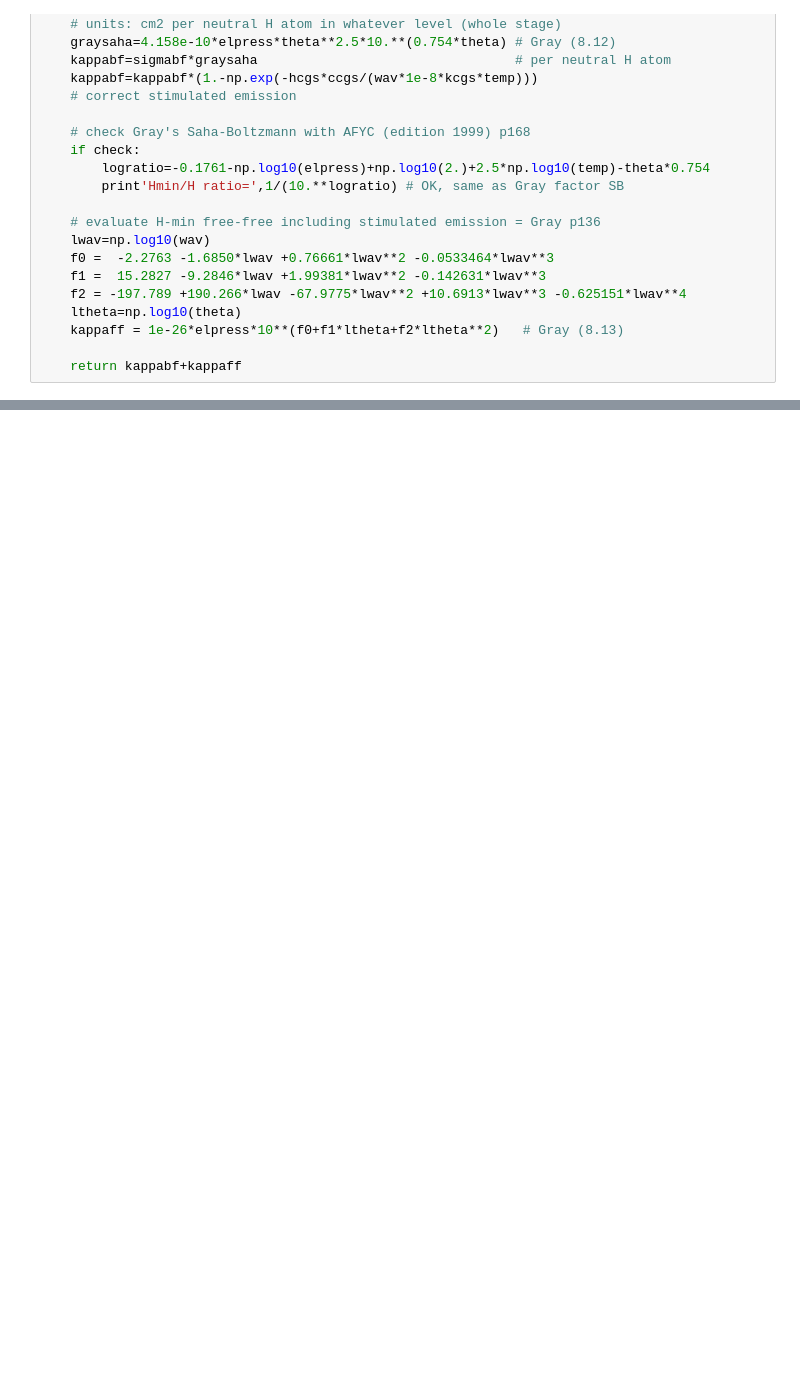
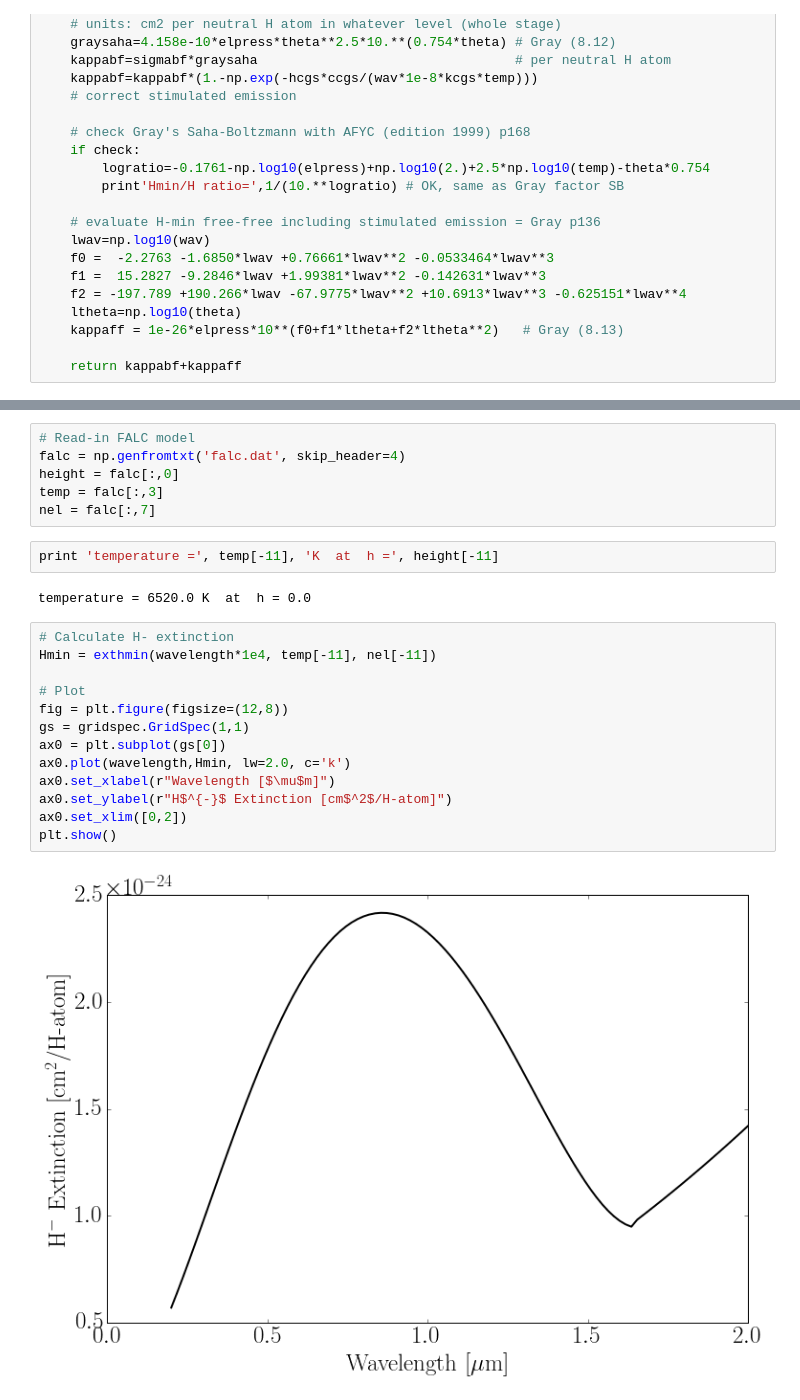
Before and after one commit to jlustigy/astr521, a Jupyter notebook: notebooks/Rutten Lab B2.ipynb, the cells around one changed output, grey strips where cells are left out. Cells and saved outputs as stored; diff of their text form; blank space fills up the shorter version.

```diff
--- a/notebooks/Rutten Lab B2.ipynb
+++ b/notebooks/Rutten Lab B2.ipynb
@@ -245,0 +260,25 @@ def exthmin(wav,temp,eldens, check=False):
+# %%
+# Read-in FALC model
+falc = np.genfromtxt('falc.dat', skip_header=4)
+height = falc[:,0]
+temp = falc[:,3]
+nel = falc[:,7]
+# %%
+print 'temperature =', temp[-11], 'K  at  h =', height[-11]
+# %% [output]
+temperature = 6520.0 K  at  h = 0.0
+# %%
+# Calculate H- extinction
+Hmin = exthmin(wavelength*1e4, temp[-11], nel[-11])
+
+# Plot
+fig = plt.figure(figsize=(12,8))
+gs = gridspec.GridSpec(1,1)
+ax0 = plt.subplot(gs[0])
+ax0.plot(wavelength,Hmin, lw=2.0, c='k')
+ax0.set_xlabel(r"Wavelength [$\mu$m]")
+ax0.set_ylabel(r"H$^{-}$ Extinction [cm$^2$/H-atom]")
+ax0.set_xlim([0,2])
+plt.show()
+# %% [output]
+[figure, added]
```
Also changed, not shown: parts of 3 cells of this notebook, 1 other file.
